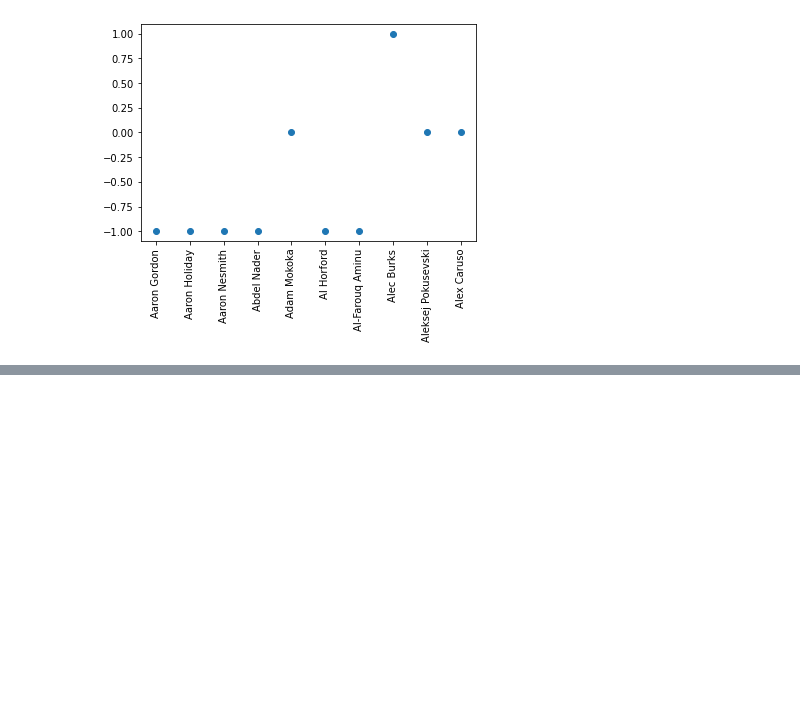
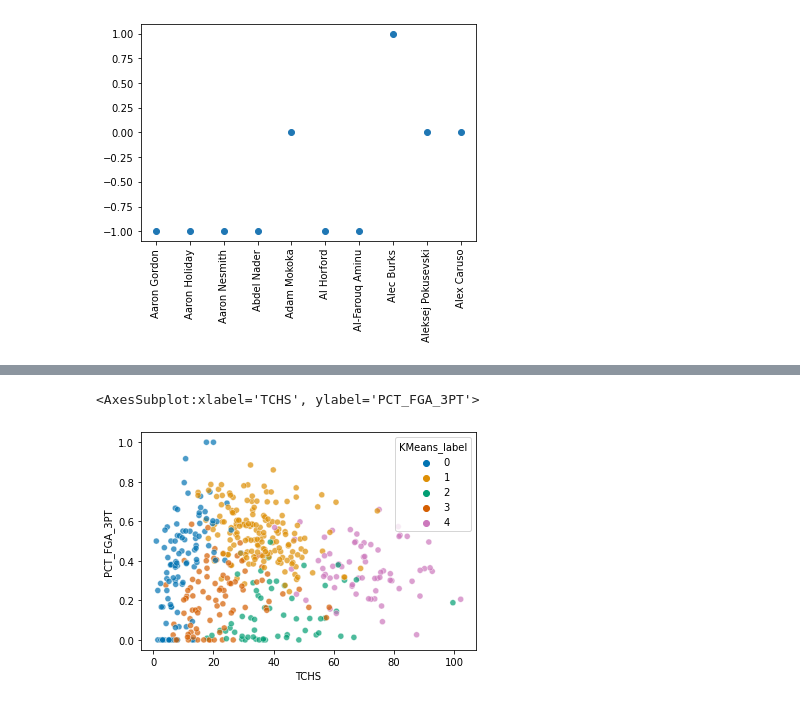
Before and after one commit to davidcholcomb/coach_ai, a Jupyter notebook: code/Untitled.ipynb, the cells around one changed output, grey strips where cells are left out. Saved outputs shown, nothing was run; the diff lists cells and outputs as text; code cells hidden in the pictures; blank space fills up the shorter version.

```diff
--- a/code/Untitled.ipynb
+++ b/code/Untitled.ipynb
@@ -278,2 +384,2 @@ DBSCAN(eps=1, min_samples=3)
 # %%
-X['cluster'] = dbs.labels_
+X_group['DBSCAN_cluster'] = dbs.labels_
@@ -340,3 +408,7 @@ plt.xticks(rotation=90)
   Text(0, 0, ''),
   Text(0, 0, '')])
 [figure]
+# %%
+km = KMeans(n_clusters=5, random_state=824)
+# %%
+km.fit(Xs)
@@ -342,0 +417,3 @@ plt.xticks(rotation=90)
+# %%
+X_group['KMeans_label'] = km.labels_
+X_group.head()
@@ -342,0 +441,6 @@ plt.xticks(rotation=90)
+# %%
+sns.color_palette("rocket", as_cmap=True)
+sns.scatterplot(x=X_group['TCHS'], y=X_group['PCT_FGA_3PT'], hue=X_group['KMeans_label'], palette='colorblind', alpha=0.7)
+# %% [output]
+<AxesSubplot:xlabel='TCHS', ylabel='PCT_FGA_3PT'>
+[figure, added]
```
Also changed, not shown: parts of 34 cells of this notebook.
